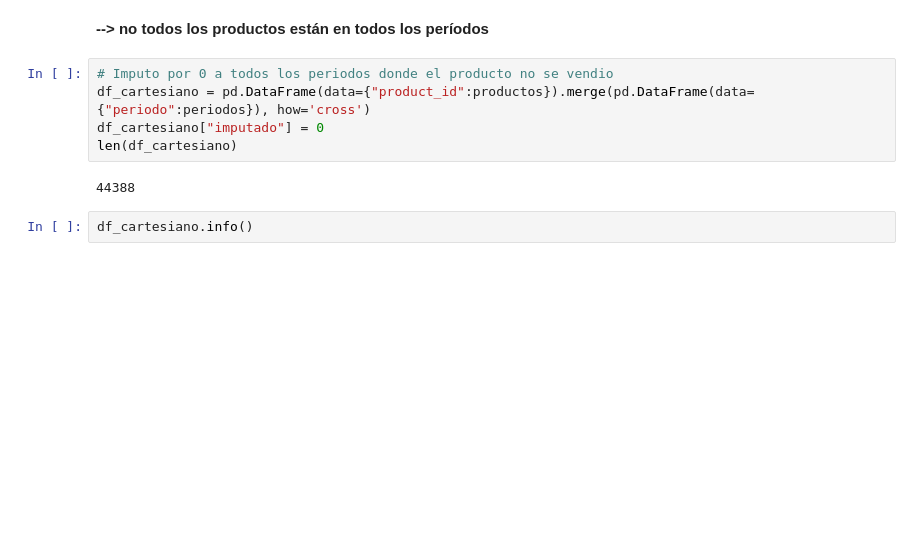
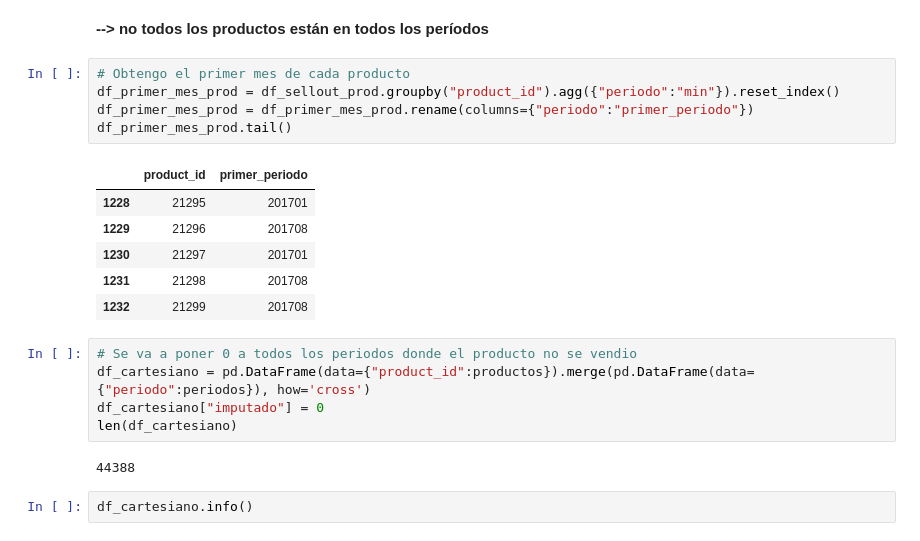
Before and after one commit to castrodiego/labo3_empresa3, a Jupyter notebook: code/01_b_creacion_dataset_prod_base.ipynb, the cells around one changed output. Drawn from its saved outputs; the diff is of its cells as text; blank space fills up the shorter version.

```diff
--- a/code/01_b_creacion_dataset_prod_base.ipynb
+++ b/code/01_b_creacion_dataset_prod_base.ipynb
@@ -144,8 +193,20 @@ len(df_sellout_prod),cant_productos*cant_periodos
 (31243, 44388)
 # %% [markdown]
 **--> no todos los productos están en todos los períodos**
+# %%
+# Obtengo el primer mes de cada producto
+df_primer_mes_prod = df_sellout_prod.groupby("product_id").agg({"periodo":"min"}).reset_index()
+df_primer_mes_prod = df_primer_mes_prod.rename(columns={"periodo":"primer_periodo"})
+df_primer_mes_prod.tail()
+# %% [output]
+|  | product_id | primer_periodo |
+| 1228 | 21295 | 201701 |
+| 1229 | 21296 | 201708 |
+| 1230 | 21297 | 201701 |
+| 1231 | 21298 | 201708 |
+| 1232 | 21299 | 201708 |
 # %%
-# Imputo por 0 a todos los periodos donde el producto no se vendio
+# Se va a poner 0 a todos los periodos donde el producto no se vendio
 df_cartesiano = pd.DataFrame(data={"product_id":productos}).merge(pd.DataFrame(data={"periodo":periodos}), how='cross')
 df_cartesiano["imputado"] = 0
 len(df_cartesiano)
```
Also changed, not shown: parts of 28 cells of this notebook, 12 other files.
